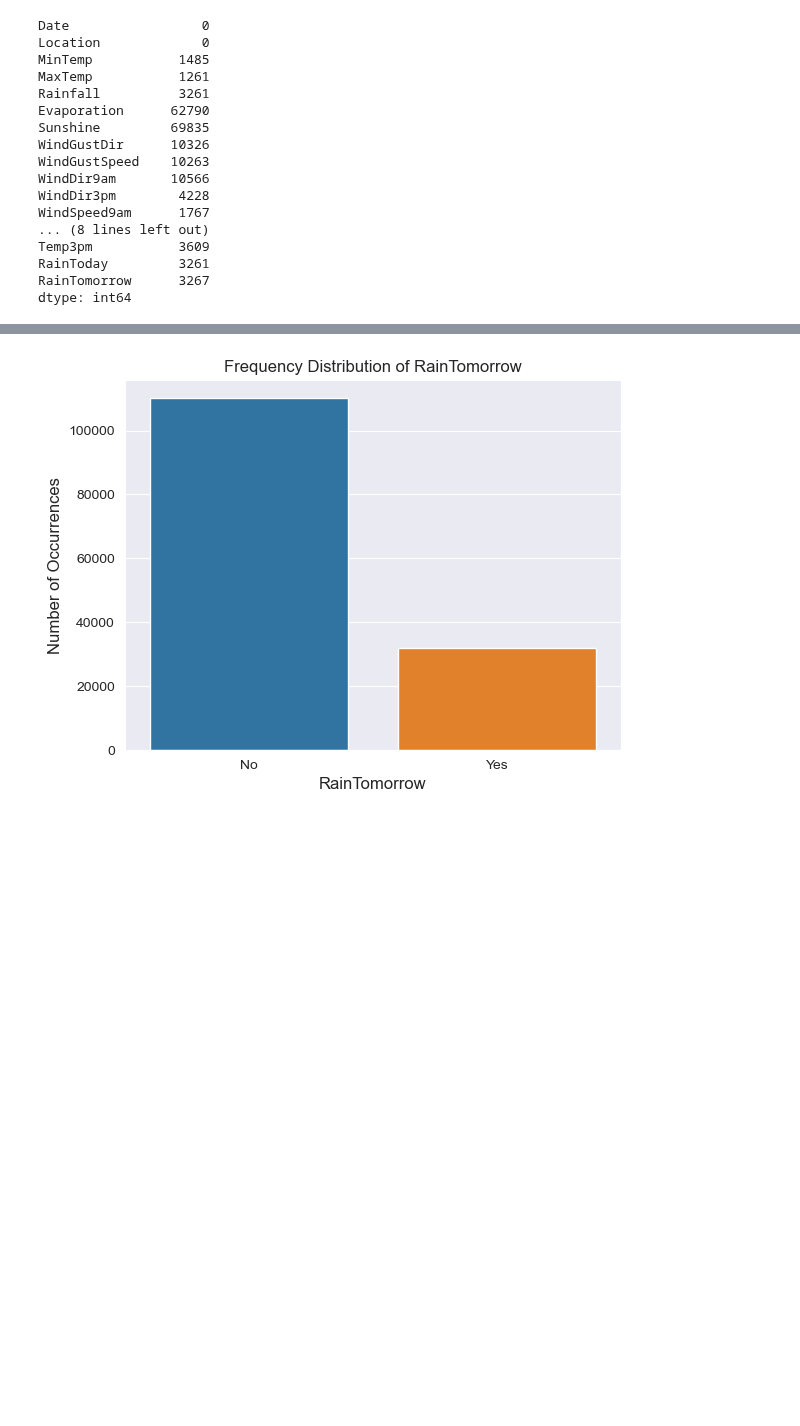
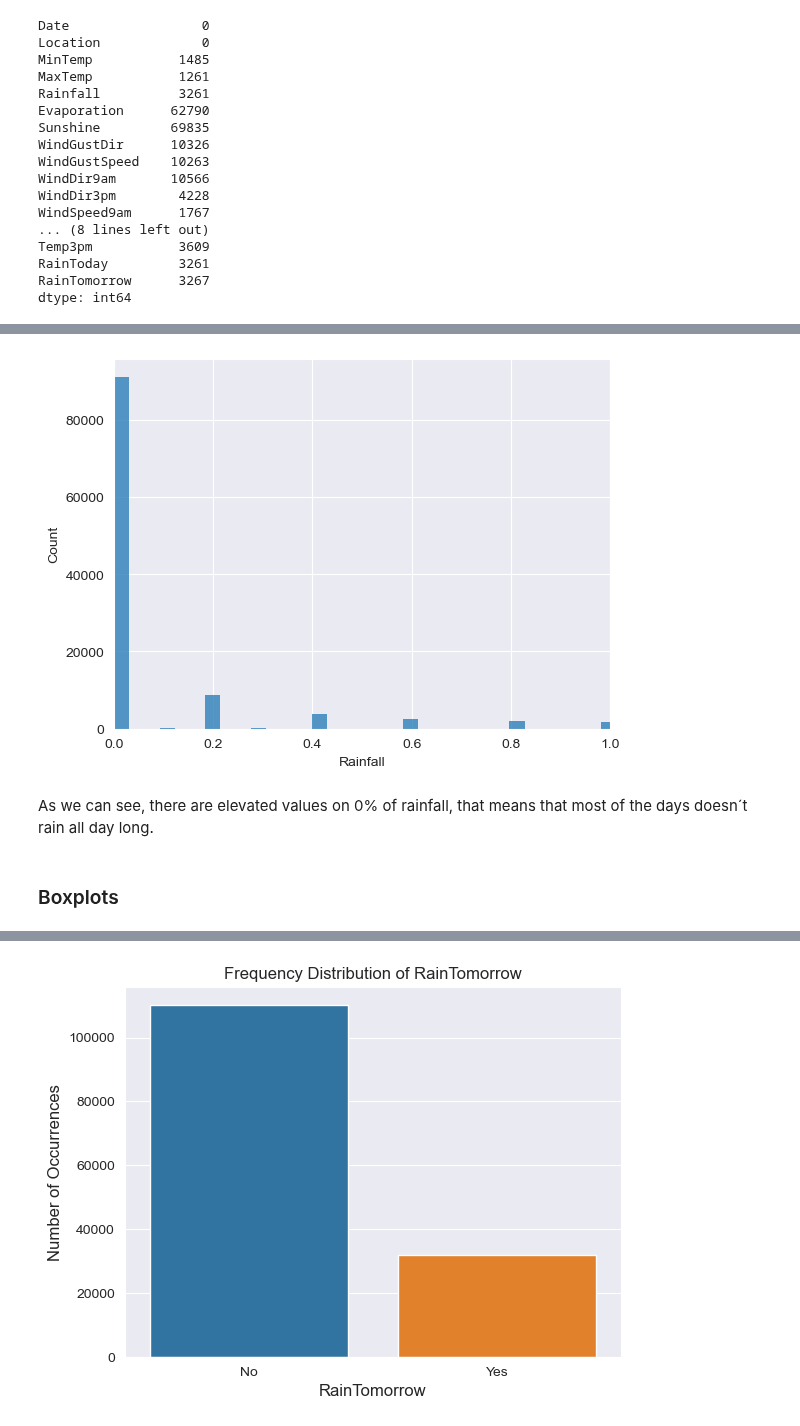
Before and after one commit to goncalobraga27/DAA, a Jupyter notebook: src/parte1/data_exploration/before_preparation.ipynb, the cells around one changed output, grey strips where cells are left out. Saved outputs shown, nothing was run; the diff lists cells and outputs as text; code cells hidden in the pictures; blank space fills up the shorter version.

```diff
--- a/src/parte1/data_exploration/before_preparation.ipynb
+++ b/src/parte1/data_exploration/before_preparation.ipynb
@@ -121,0 +248,9 @@ sns.histplot(df["Temp3pm"], ax=axs[3,3], kde=True)
+# %%
+sns.histplot(df.Rainfall)
+plt.xlim(0, 1);
+# %% [output]
+[figure, added]
+# %% [markdown]
+As we can see, there are elevated values on 0% of rainfall, that means that most of the days doesn´t rain all day long.
+# %% [markdown]
+### Boxplots
```
Also changed, not shown: parts of 37 cells of this notebook.
